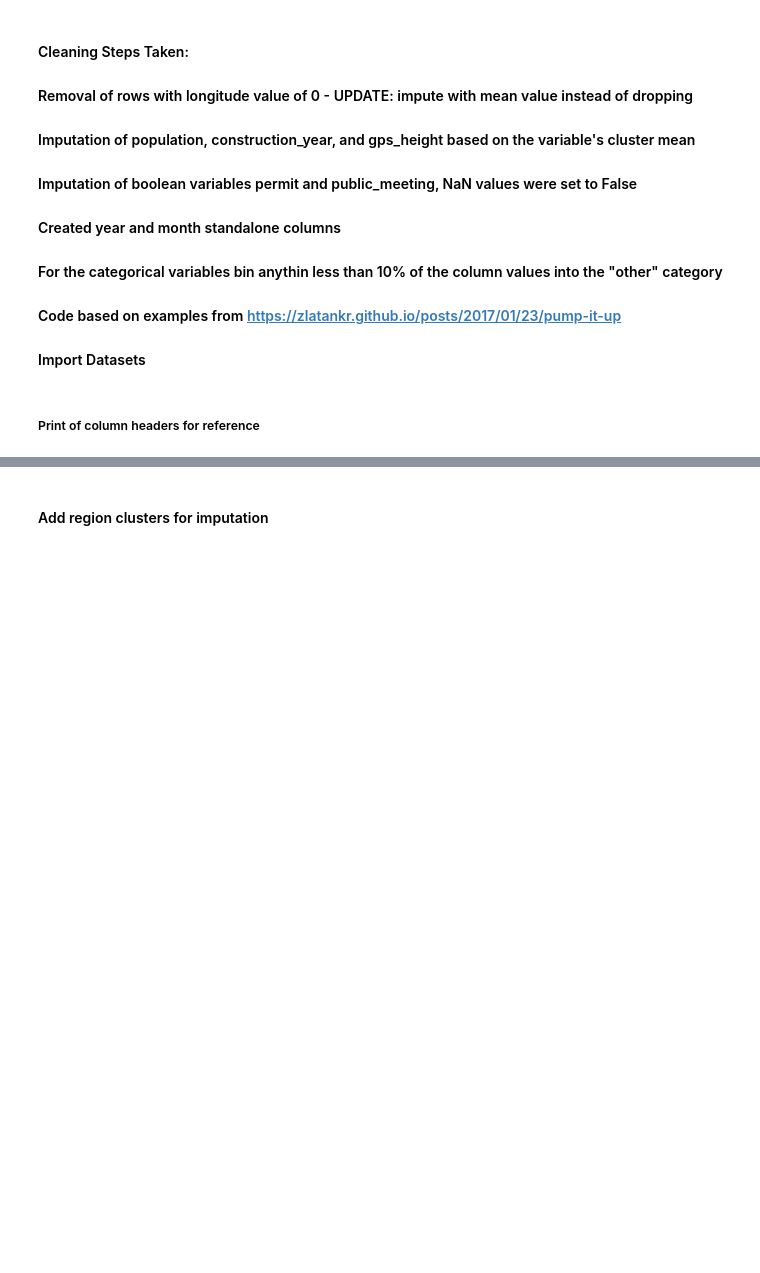
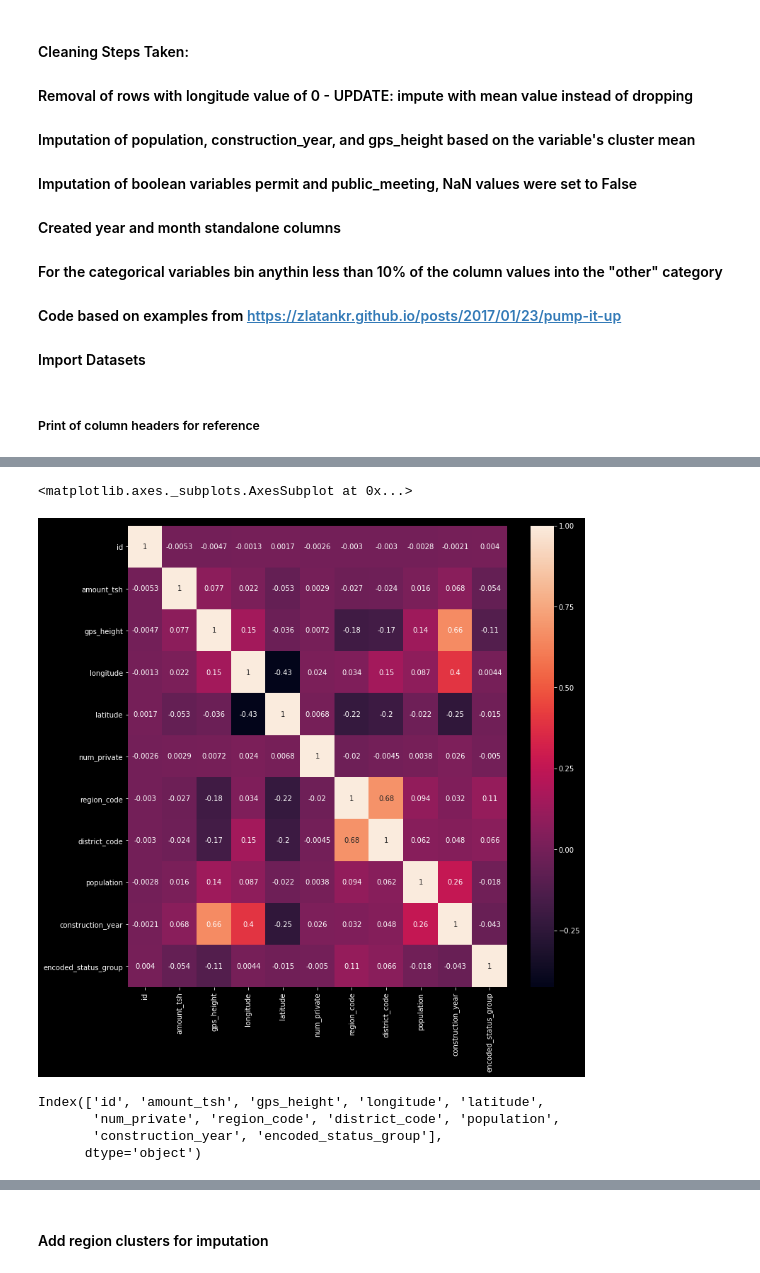
Before and after one commit to dgi804/Capstone_498_Code, a Jupyter notebook: EDA_FULL.ipynb, the cells around one changed output, grey strips where cells are left out. Saved outputs shown, nothing was run; the diff lists cells and outputs as text; code cells hidden in the pictures; blank space fills up the shorter version.

```diff
--- a/EDA_FULL.ipynb
+++ b/EDA_FULL.ipynb
@@ -65,0 +144,6 @@ Index(['id', 'amount_tsh', 'date_recorded', 'funder', 'gps_height',
+# %%
+plt.subplots(figsize=(12,12))
+sns.heatmap(response_corr, xticklabels=response_corr.columns, yticklabels=response_corr.columns, annot=True)
+# %% [output]
+<matplotlib.axes._subplots.AxesSubplot at 0x...>
+[figure, added]
@@ -65,0 +153,7 @@ Index(['id', 'amount_tsh', 'date_recorded', 'funder', 'gps_height',
+# %%
+print(num_df.columns)
+# %% [output]
+Index(['id', 'amount_tsh', 'gps_height', 'longitude', 'latitude',
+       'num_private', 'region_code', 'district_code', 'population',
+       'construction_year', 'encoded_status_group'],
+      dtype='object')
```
Also changed, not shown: parts of 25 cells of this notebook, 3 other files.
